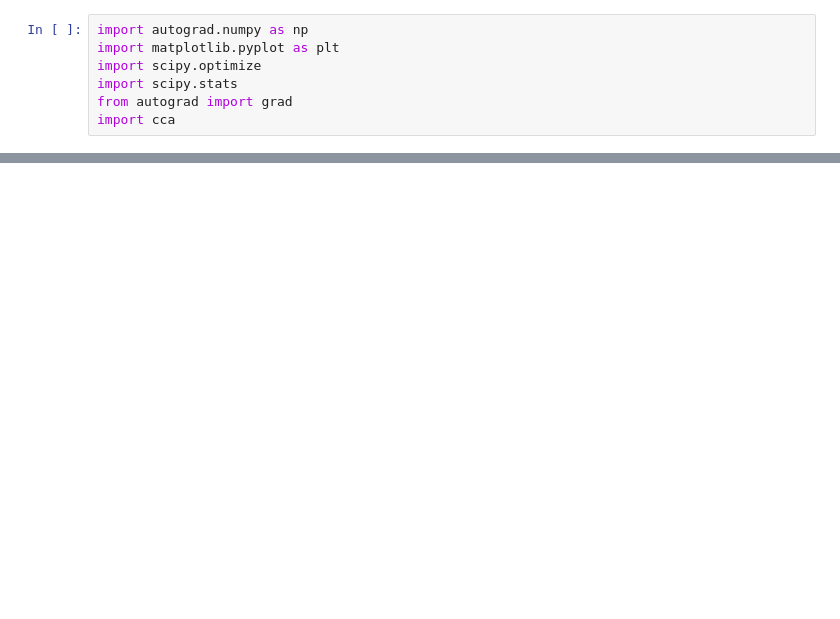
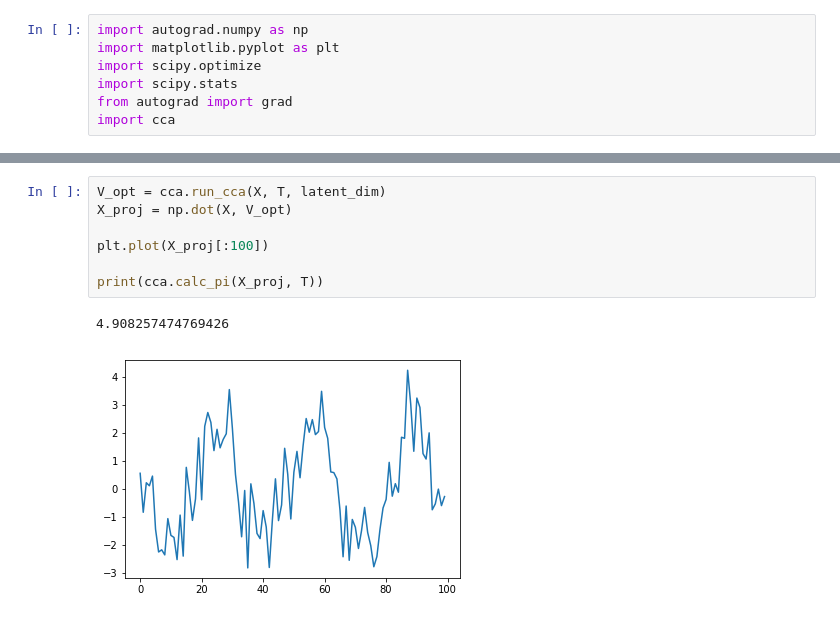
Before and after one commit to BouchardLab/DynamicalComponentsAnalysis, a Jupyter notebook: ComplexityComponentsAnalysis.ipynb, the cells around one changed output, grey strips where cells are left out. Drawn from its saved outputs; the diff is of its cells as text; blank space fills up the shorter version.

```diff
--- a/ComplexityComponentsAnalysis.ipynb
+++ b/ComplexityComponentsAnalysis.ipynb
@@ -84,0 +48,10 @@ plt.hist(opt_pi_vals, range=(0, 5))
+# %%
+V_opt = cca.run_cca(X, T, latent_dim)
+X_proj = np.dot(X, V_opt)
+
+plt.plot(X_proj[:100])
+
+print(cca.calc_pi(X_proj, T))
+# %% [output]
+4.908257474769426
+[figure, added]
```
Also changed, not shown: parts of 3 cells of this notebook, 1 other file.
